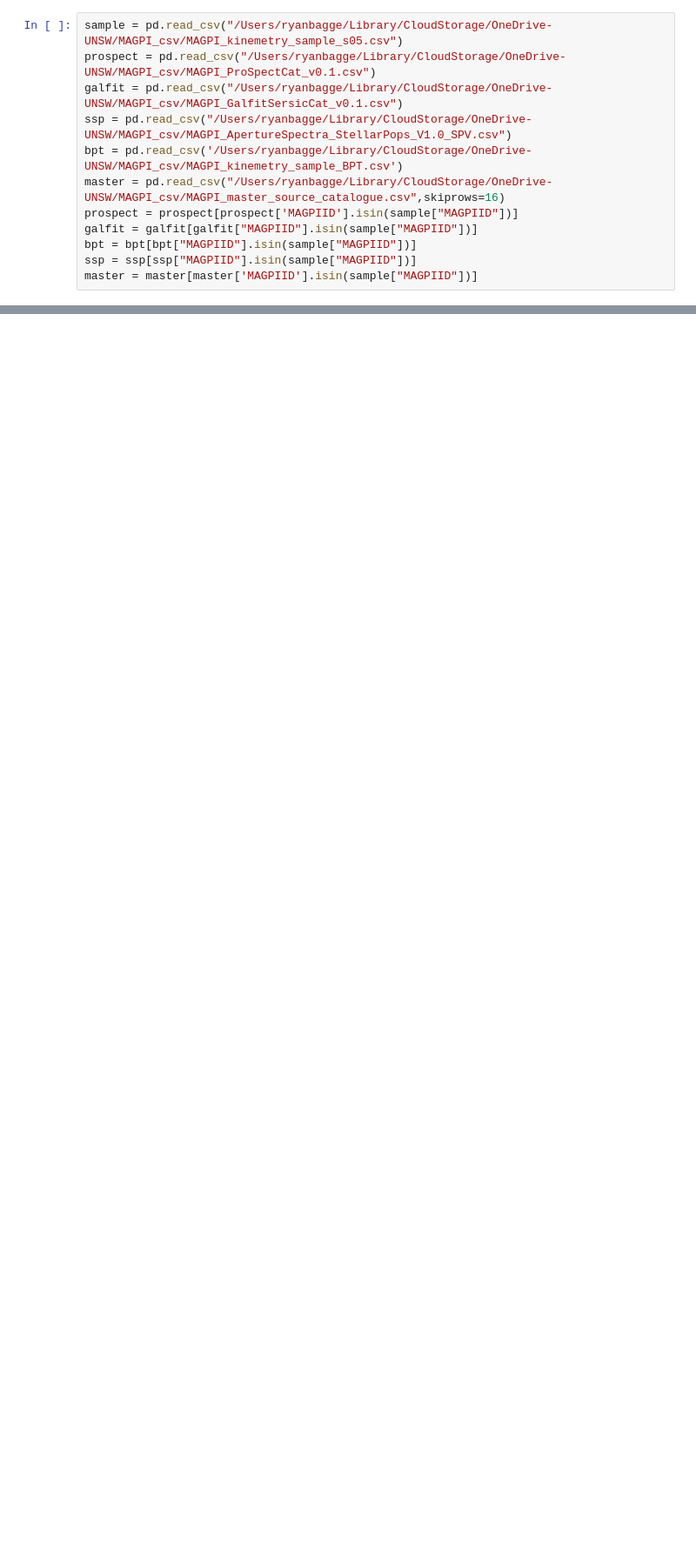
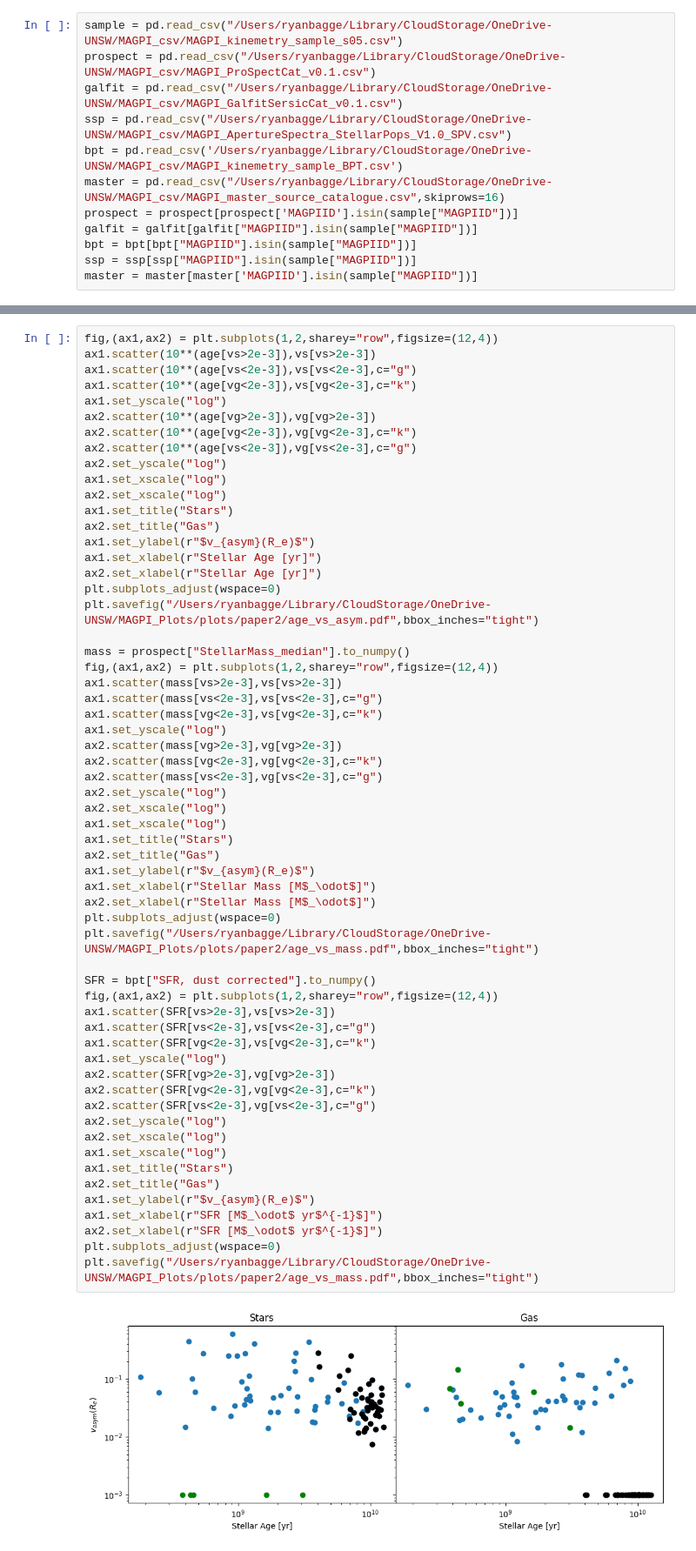
Before and after one commit to r-bagge/MAGPI_kinematics, a Jupyter notebook: plots.ipynb, the cells around one changed output, grey strips where cells are left out. Shown at 87% size. Drawn from its saved outputs; the diff is of its cells as text; blank space fills up the shorter version.

```diff
--- a/plots.ipynb
+++ b/plots.ipynb
@@ -76,0 +78,61 @@ plt.show()
+# %%
+fig,(ax1,ax2) = plt.subplots(1,2,sharey="row",figsize=(12,4))
+ax1.scatter(10**(age[vs>2e-3]),vs[vs>2e-3])
+ax1.scatter(10**(age[vs<2e-3]),vs[vs<2e-3],c="g")
+ax1.scatter(10**(age[vg<2e-3]),vs[vg<2e-3],c="k")
+ax1.set_yscale("log")
+ax2.scatter(10**(age[vg>2e-3]),vg[vg>2e-3])
+ax2.scatter(10**(age[vg<2e-3]),vg[vg<2e-3],c="k")
+ax2.scatter(10**(age[vs<2e-3]),vg[vs<2e-3],c="g")
+ax2.set_yscale("log")
+ax1.set_xscale("log")
+ax2.set_xscale("log")
+ax1.set_title("Stars")
+ax2.set_title("Gas")
+ax1.set_ylabel(r"$v_{asym}(R_e)$")
+ax1.set_xlabel(r"Stellar Age [yr]")
+ax2.set_xlabel(r"Stellar Age [yr]")
+plt.subplots_adjust(wspace=0)
+plt.savefig("/Users/ryanbagge/Library/CloudStorage/OneDrive-UNSW/MAGPI_Plots/plots/paper2/age_vs_asym.pdf",bbox_inches="tight")
+
+mass = prospect["StellarMass_median"].to_numpy()
+fig,(ax1,ax2) = plt.subplots(1,2,sharey="row",figsize=(12,4))
+ax1.scatter(mass[vs>2e-3],vs[vs>2e-3])
+ax1.scatter(mass[vs<2e-3],vs[vs<2e-3],c="g")
+ax1.scatter(mass[vg<2e-3],vs[vg<2e-3],c="k")
+ax1.set_yscale("log")
+ax2.scatter(mass[vg>2e-3],vg[vg>2e-3])
+ax2.scatter(mass[vg<2e-3],vg[vg<2e-3],c="k")
+ax2.scatter(mass[vs<2e-3],vg[vs<2e-3],c="g")
+ax2.set_yscale("log")
+ax2.set_xscale("log")
+ax1.set_xscale("log")
+ax1.set_title("Stars")
+ax2.set_title("Gas")
+ax1.set_ylabel(r"$v_{asym}(R_e)$")
+ax1.set_xlabel(r"Stellar Mass [M$_\odot$]")
+ax2.set_xlabel(r"Stellar Mass [M$_\odot$]")
+plt.subplots_adjust(wspace=0)
+plt.savefig("/Users/ryanbagge/Library/CloudStorage/OneDrive-UNSW/MAGPI_Plots/plots/paper2/age_vs_mass.pdf",bbox_inches="tight")
+
+SFR = bpt["SFR, dust corrected"].to_numpy()
+fig,(ax1,ax2) = plt.subplots(1,2,sharey="row",figsize=(12,4))
+ax1.scatter(SFR[vs>2e-3],vs[vs>2e-3])
+ax1.scatter(SFR[vs<2e-3],vs[vs<2e-3],c="g")
+ax1.scatter(SFR[vg<2e-3],vs[vg<2e-3],c="k")
+ax1.set_yscale("log")
+ax2.scatter(SFR[vg>2e-3],vg[vg>2e-3])
+ax2.scatter(SFR[vg<2e-3],vg[vg<2e-3],c="k")
+ax2.scatter(SFR[vs<2e-3],vg[vs<2e-3],c="g")
+ax2.set_yscale("log")
+ax2.set_xscale("log")
+ax1.set_xscale("log")
+ax1.set_title("Stars")
+ax2.set_title("Gas")
+ax1.set_ylabel(r"$v_{asym}(R_e)$")
+ax1.set_xlabel(r"SFR [M$_\odot$ yr$^{-1}$]")
+ax2.set_xlabel(r"SFR [M$_\odot$ yr$^{-1}$]")
+plt.subplots_adjust(wspace=0)
+plt.savefig("/Users/ryanbagge/Library/CloudStorage/OneDrive-UNSW/MAGPI_Plots/plots/paper2/age_vs_mass.pdf",bbox_inches="tight")
+# %% [output]
+[figure, added]
```
Also changed, not shown: parts of 10 cells of this notebook.
